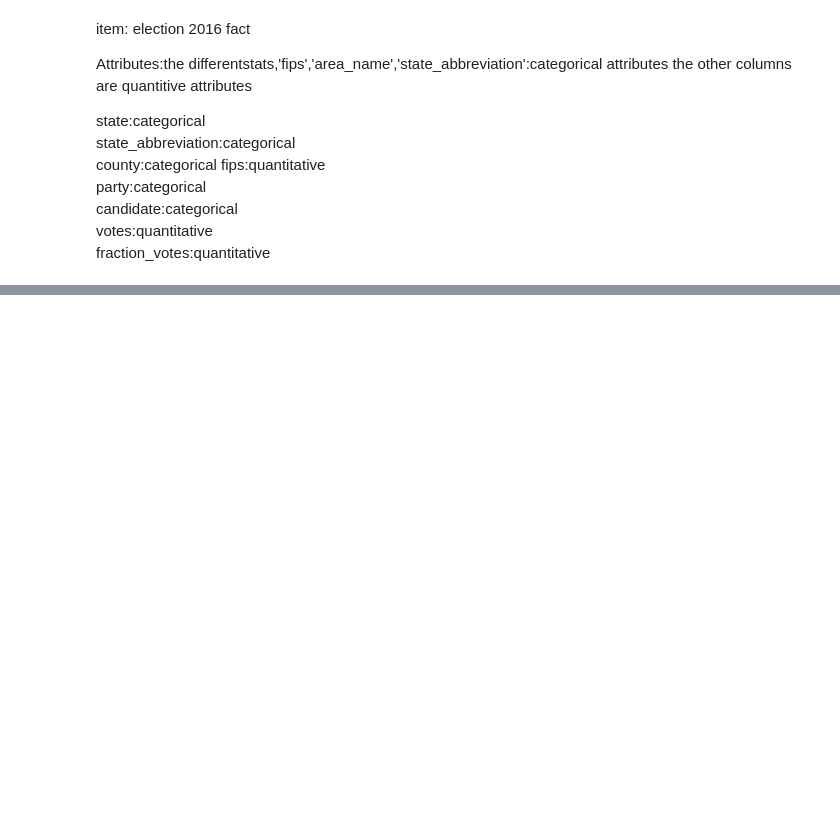
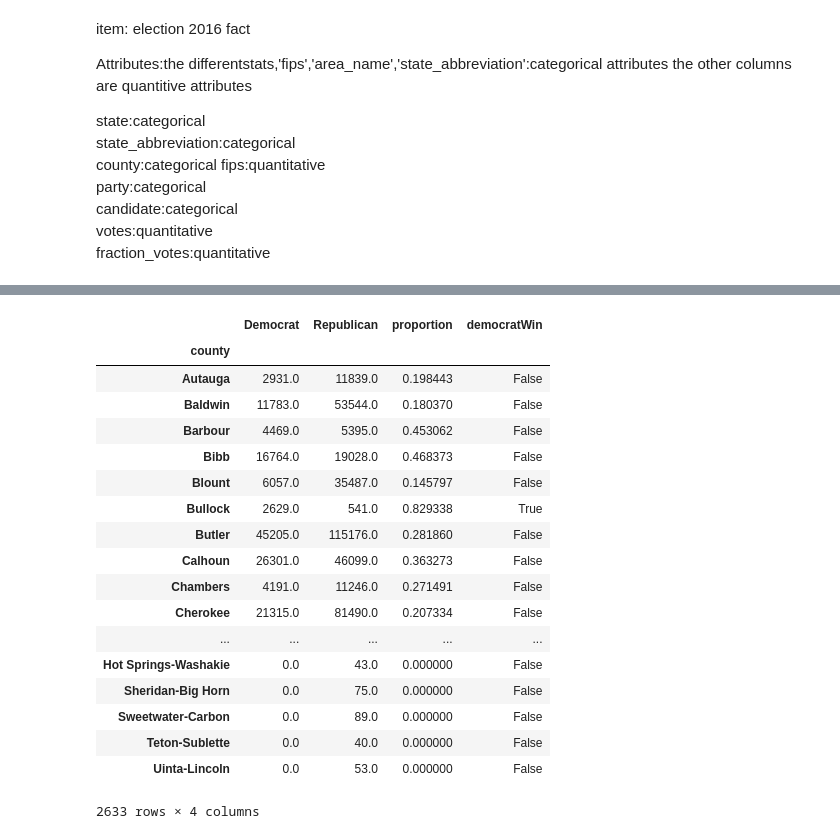
Before and after one commit to alexfcub/Presentation-And-Visualization, a Jupyter notebook: see_the_dataset_exercise.ipynb, the cells around one changed output, grey strips where cells are left out. Cells and saved outputs as stored; diff of their text form; code cells hidden in the pictures; blank space fills up the shorter version.

```diff
--- a/see_the_dataset_exercise.ipynb
+++ b/see_the_dataset_exercise.ipynb
@@ -67,6 +67,6 @@ samples2
 # %% [output]
 Index(['column_name', 'description'], dtype='object')
 # %%
-df_see3 = pd.read_csv("./2016-us-election/primary_results.csv")
+df_see3 = pd.read_csv("primary_results.csv")
 #X = df_see.drop("gene",axis=1).values.astype("int") # to drop the gene column and convert data to int
-samples3 = df_see.columns
+samples3 = df_see3.columns
@@ -107,0 +110,5 @@ fraction_votes:quantitative
+# %%
+df = df_see3[df_see3["party"]=="Democrat"]
+df_democrats = df[["county", "votes"]].groupby(["county"]).sum()
+df = df_see3[df_see3["party"]=="Republican"]
+df_republicans = df[["county", "votes"]].groupby(["county"]).sum()
@@ -107,0 +117,33 @@ fraction_votes:quantitative
+# %%
+counties = df_see3['county'].unique()
+df = pd.DataFrame(columns = ['county'])
+df['county'] = counties
+df=df.set_index('county')
+df['Democrat'] = df_democrats
+df['Republican'] = df_republicans
+df=df.fillna(0)
+# %%
+df['proportion'] = df['Democrat']/(df['Democrat']+df['Republican'])
+df['democratWin'] = df['proportion']>0.5
+# %%
+df
+# %% [output]
+|  | Democrat | Republican | proportion | democratWin |
+| county |  |  |  |  |
+| Autauga | 2931.0 | 11839.0 | 0.198443 | False |
+| Baldwin | 11783.0 | 53544.0 | 0.180370 | False |
+| Barbour | 4469.0 | 5395.0 | 0.453062 | False |
+| Bibb | 16764.0 | 19028.0 | 0.468373 | False |
+| Blount | 6057.0 | 35487.0 | 0.145797 | False |
+| Bullock | 2629.0 | 541.0 | 0.829338 | True |
+| Butler | 45205.0 | 115176.0 | 0.281860 | False |
+| Calhoun | 26301.0 | 46099.0 | 0.363273 | False |
+| Chambers | 4191.0 | 11246.0 | 0.271491 | False |
+| Cherokee | 21315.0 | 81490.0 | 0.207334 | False |
+| ... | ... | ... | ... | ... |
+| Hot Springs-Washakie | 0.0 | 43.0 | 0.000000 | False |
+| Sheridan-Big Horn | 0.0 | 75.0 | 0.000000 | False |
+| Sweetwater-Carbon | 0.0 | 89.0 | 0.000000 | False |
+| Teton-Sublette | 0.0 | 40.0 | 0.000000 | False |
+| Uinta-Lincoln | 0.0 | 53.0 | 0.000000 | False |
+2633 rows × 4 columns
```
Also changed, not shown: parts of 8 cells of this notebook.
